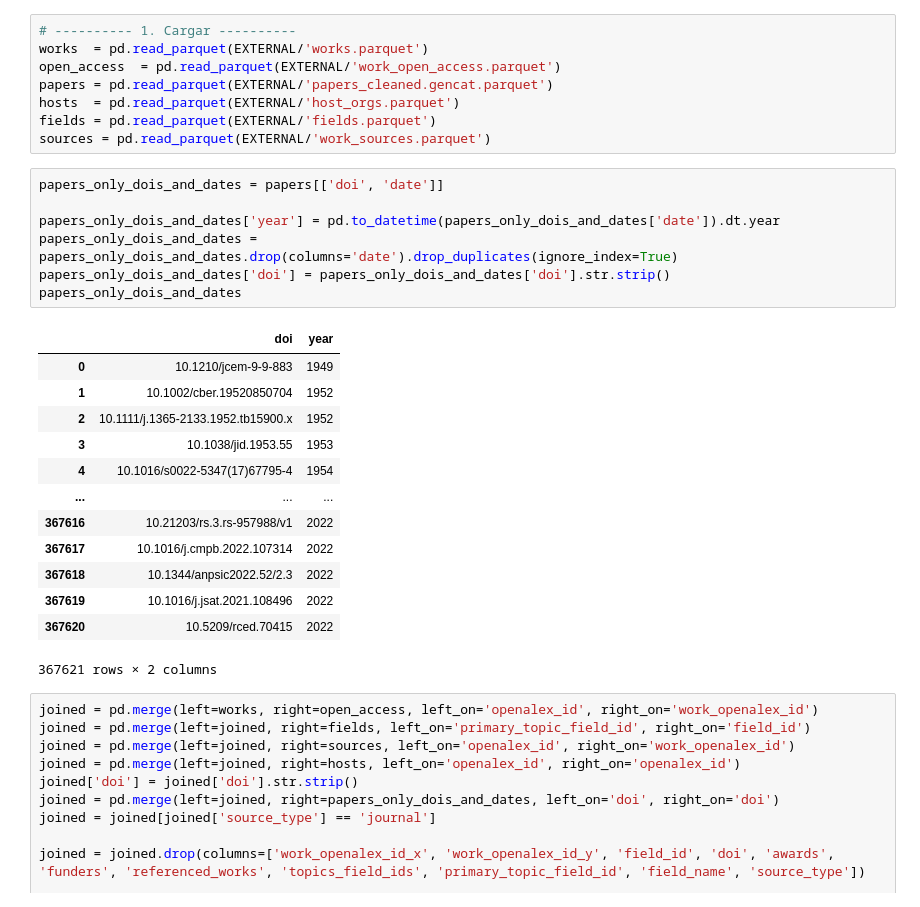
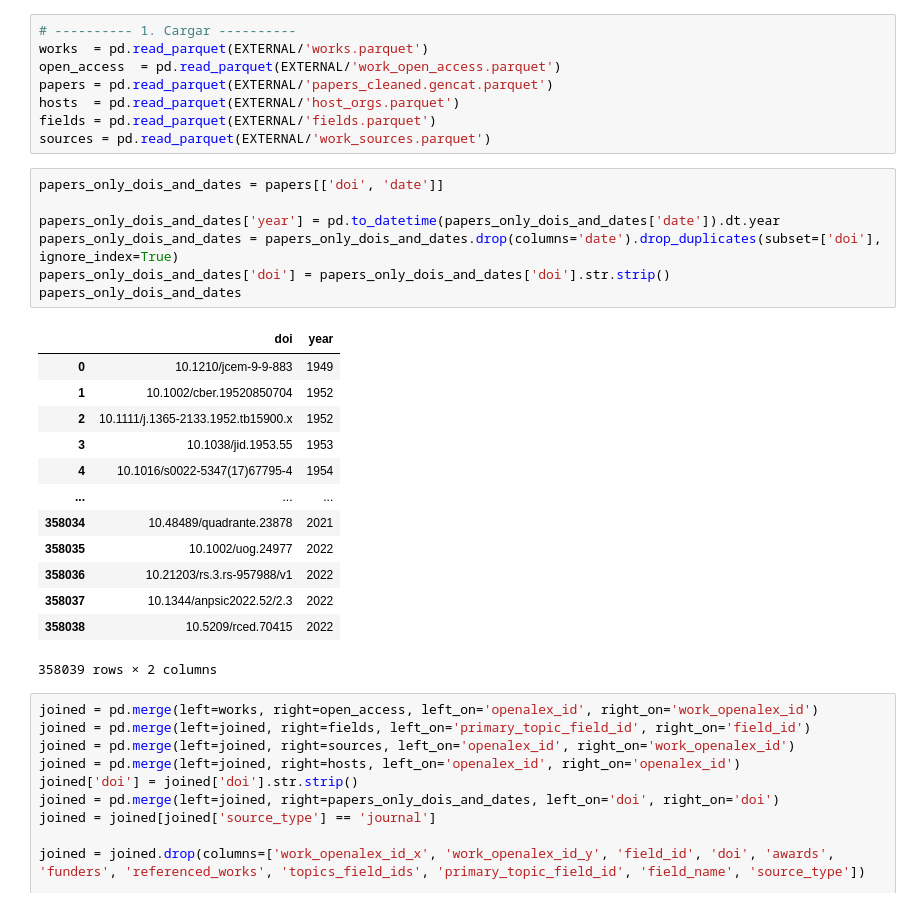
Before and after one commit to AdriRed/science-squared-avbd, a Jupyter notebook: notebooks/03_adri_apc_data_processing.ipynb, the cells around one changed output. Cells and saved outputs as stored; diff of their text form.

```diff
--- a/notebooks/03_adri_apc_data_processing.ipynb
+++ b/notebooks/03_adri_apc_data_processing.ipynb
@@ -26,24 +26,24 @@ sources = pd.read_parquet(EXTERNAL/'work_sources.parquet')
 # %%
 papers_only_dois_and_dates = papers[['doi', 'date']]
 
 papers_only_dois_and_dates['year'] = pd.to_datetime(papers_only_dois_and_dates['date']).dt.year
-papers_only_dois_and_dates = papers_only_dois_and_dates.drop(columns='date').drop_duplicates(ignore_index=True)
+papers_only_dois_and_dates = papers_only_dois_and_dates.drop(columns='date').drop_duplicates(subset=['doi'], ignore_index=True)
 papers_only_dois_and_dates['doi'] = papers_only_dois_and_dates['doi'].str.strip()
 papers_only_dois_and_dates
 # %% [output]
 |  | doi | year |
 | 0 | 10.1210/jcem-9-9-883 | 1949 |
 | 1 | 10.1002/cber.19520850704 | 1952 |
 | 2 | 10.1111/j.1365-2133.1952.tb15900.x | 1952 |
 | 3 | 10.1038/jid.1953.55 | 1953 |
 | 4 | 10.1016/s0022-5347(17)67795-4 | 1954 |
 | ... | ... | ... |
-| 367616 | 10.21203/rs.3.rs-957988/v1 | 2022 |
-| 367617 | 10.1016/j.cmpb.2022.107314 | 2022 |
-| 367618 | 10.1344/anpsic2022.52/2.3 | 2022 |
-| 367619 | 10.1016/j.jsat.2021.108496 | 2022 |
-| 367620 | 10.5209/rced.70415 | 2022 |
+| 358034 | 10.48489/quadrante.23878 | 2021 |
+| 358035 | 10.1002/uog.24977 | 2022 |
+| 358036 | 10.21203/rs.3.rs-957988/v1 | 2022 |
+| 358037 | 10.1344/anpsic2022.52/2.3 | 2022 |
+| 358038 | 10.5209/rced.70415 | 2022 |
-367621 rows × 2 columns
+358039 rows × 2 columns
 # %%
 joined = pd.merge(left=works, right=open_access, left_on='openalex_id', right_on='work_openalex_id')
 joined = pd.merge(left=joined, right=fields, left_on='primary_topic_field_id', right_on='field_id')
```
Also changed, not shown: 45 other files.
